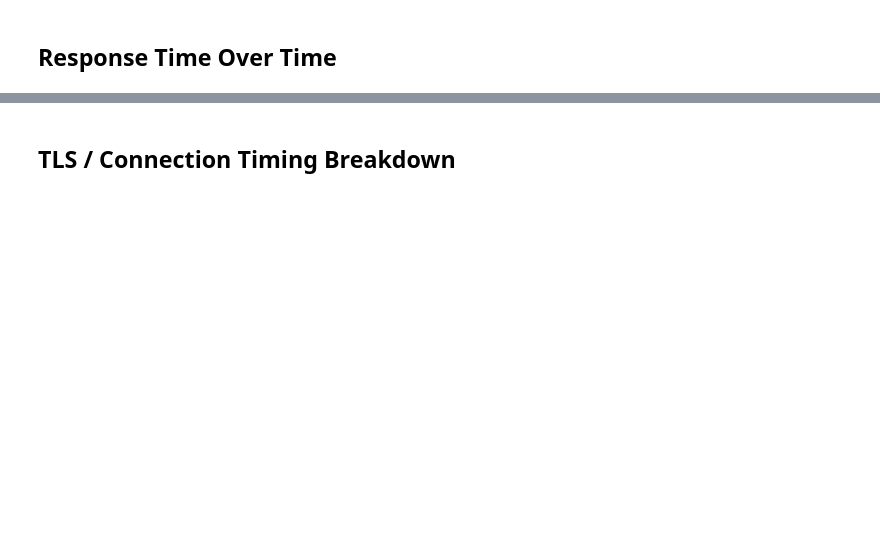
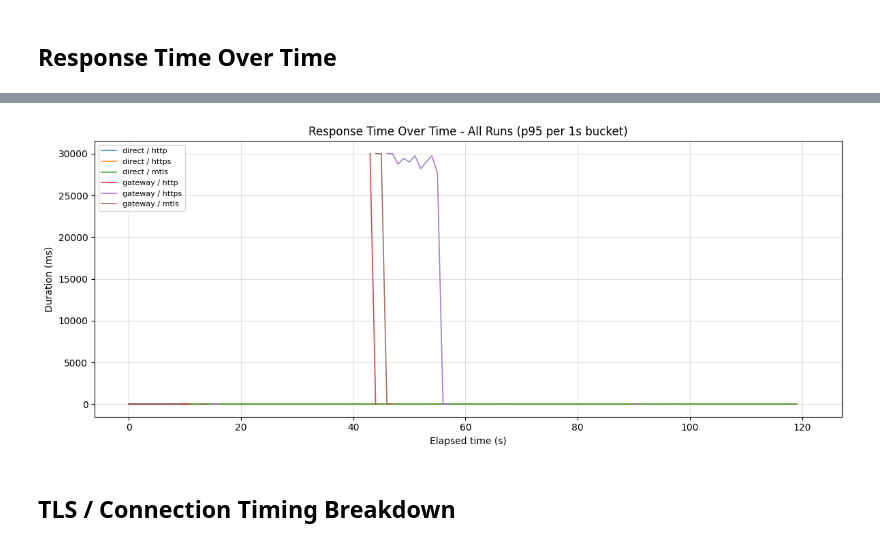
Before and after one commit to JacobDNielsen/FileShare, a Jupyter notebook: src/k6/notebooks/metrics_visualization.ipynb, the cells around one changed output, grey strips where cells are left out. Drawn from its saved outputs; the diff is of its cells as text; code cells hidden in the pictures; blank space fills up the shorter version.

```diff
--- a/src/k6/notebooks/metrics_visualization.ipynb
+++ b/src/k6/notebooks/metrics_visualization.ipynb
@@ -145,3 +265,35 @@ plt.show()
+# %%
+fig, ax = plt.subplots(figsize=(12, 5))
+
+for label, df in runs.items():
+    dur = get_metric(df, "http_req_duration")
+    if dur.empty:
+        continue
+
+    ts = dur.set_index("time_sec")["value"].sort_index()
+
+    # convert to consistent time bins (1s)
+    ts.index = pd.to_timedelta(ts.index, unit="s")
+
+    p95 = ts.resample("1s").quantile(0.95)
+
+    ax.plot(
+        p95.index.total_seconds(),
+        p95.values,
+        label=label,
+        linewidth=1.2,
+        alpha=0.85
+    )
+
+ax.set_title("Response Time Over Time - All Runs (p95 per 1s bucket)")
+ax.set_xlabel("Elapsed time (s)")
+ax.set_ylabel("Duration (ms)")
+ax.legend(fontsize=8)
+
+plt.tight_layout()
+plt.show()
+# %% [output]
+[figure, added]
 # %% [markdown]
 ## TLS / Connection Timing Breakdown
 # %%
```
Also changed, not shown: parts of 16 cells of this notebook.
